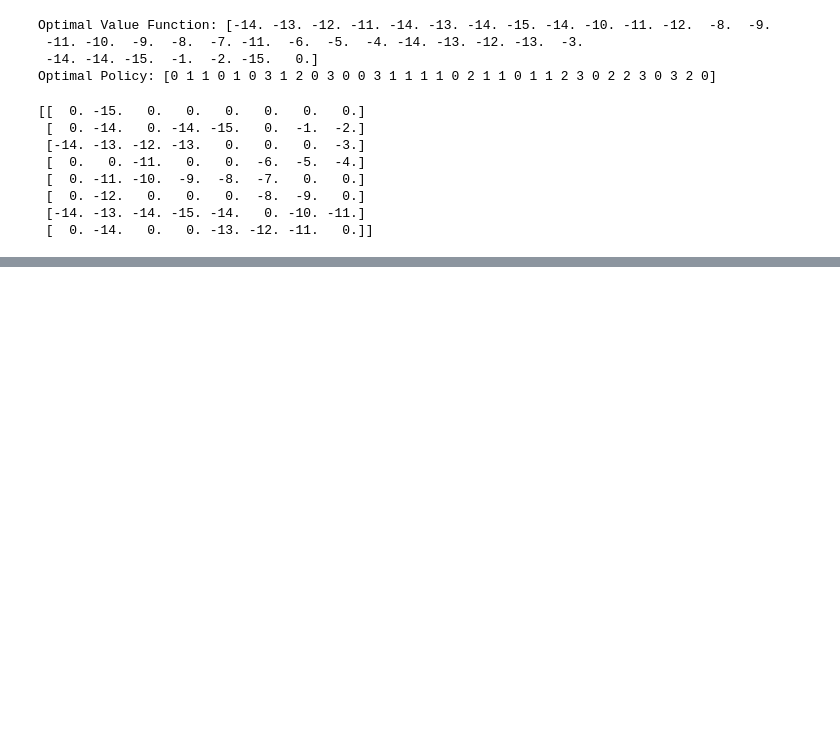
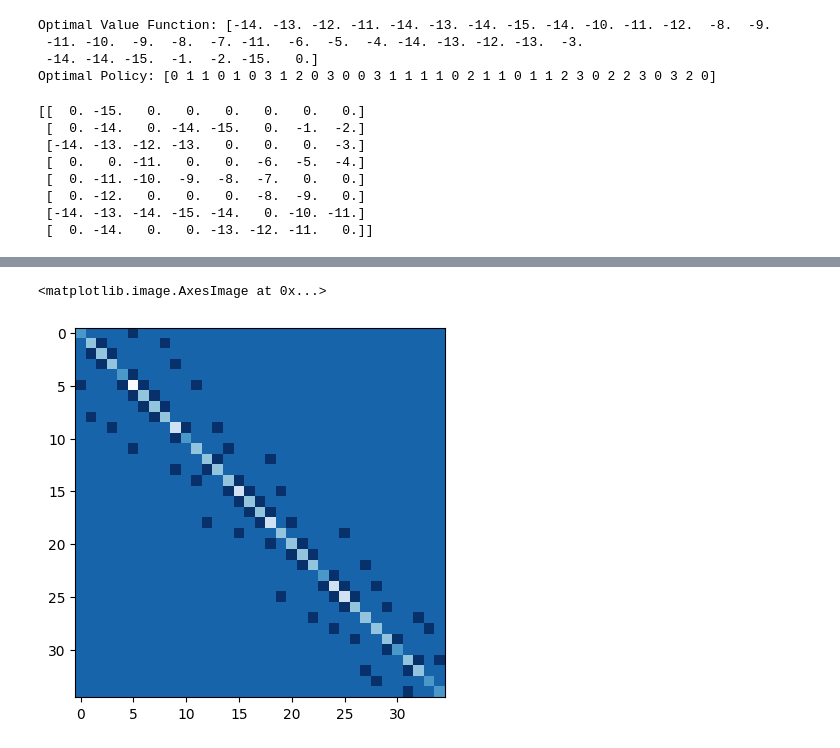
Before and after one commit to jsseely/rl-dmt, a Jupyter notebook: notebooks/simple.ipynb, the cells around one changed output, grey strips where cells are left out. Saved outputs shown, nothing was run; the diff lists cells and outputs as text; code cells hidden in the pictures; blank space fills up the shorter version.

Commit message:
toward hodge laplacians

```diff
--- a/notebooks/simple.ipynb
+++ b/notebooks/simple.ipynb
@@ -75,0 +116,9 @@ print(v)
+# %%
+G2 = G.to_undirected()
+# now remove edges from a node to itself if that edge exists
+for node in G2.nodes:
+    if (node, node) in G2.edges:
+        G2.remove_edge(node, node)
+
+node_values = {node: float(agent.value_function[node]) for node in G2.nodes}
+edge_values = {(u, v): max(node_values[u], node_values[v]) for u, v in G2.edges}
@@ -75,0 +187,5 @@ print(v)
+# %%
+# Convert to Undirected Graph and Compute Laplacian
+G_undirected = G.to_undirected()
+laplacian_matrix_undirected = nx.laplacian_matrix(G_undirected).toarray()
+laplacian_matrix_undirected
@@ -75,0 +200,5 @@ print(v)
+# %%
+plt.imshow(laplacian_matrix_undirected, cmap='Blues')
+# %% [output]
+<matplotlib.image.AxesImage at 0x...>
+[figure, added]
```
Also changed, not shown: parts of 12 cells of this notebook.
